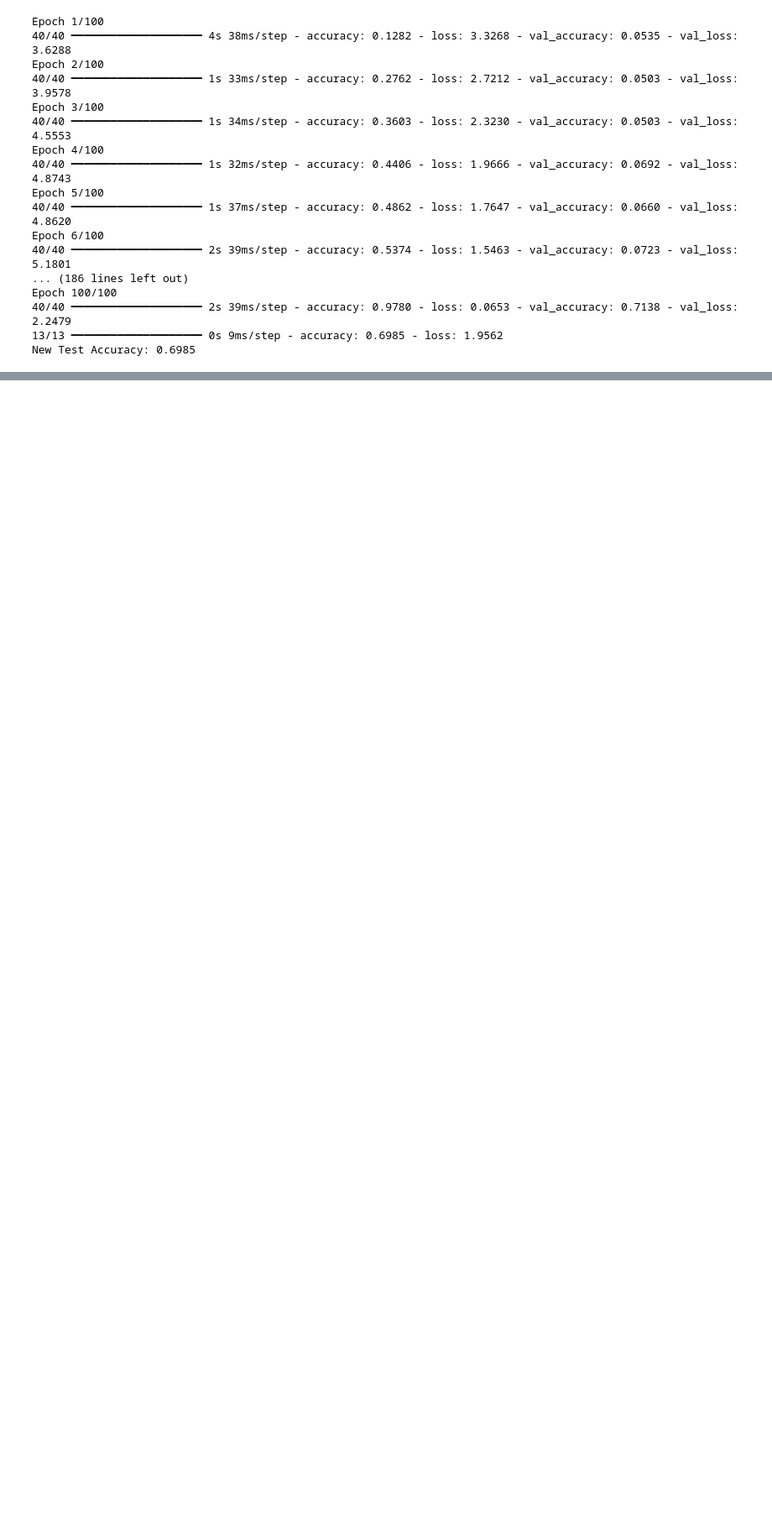
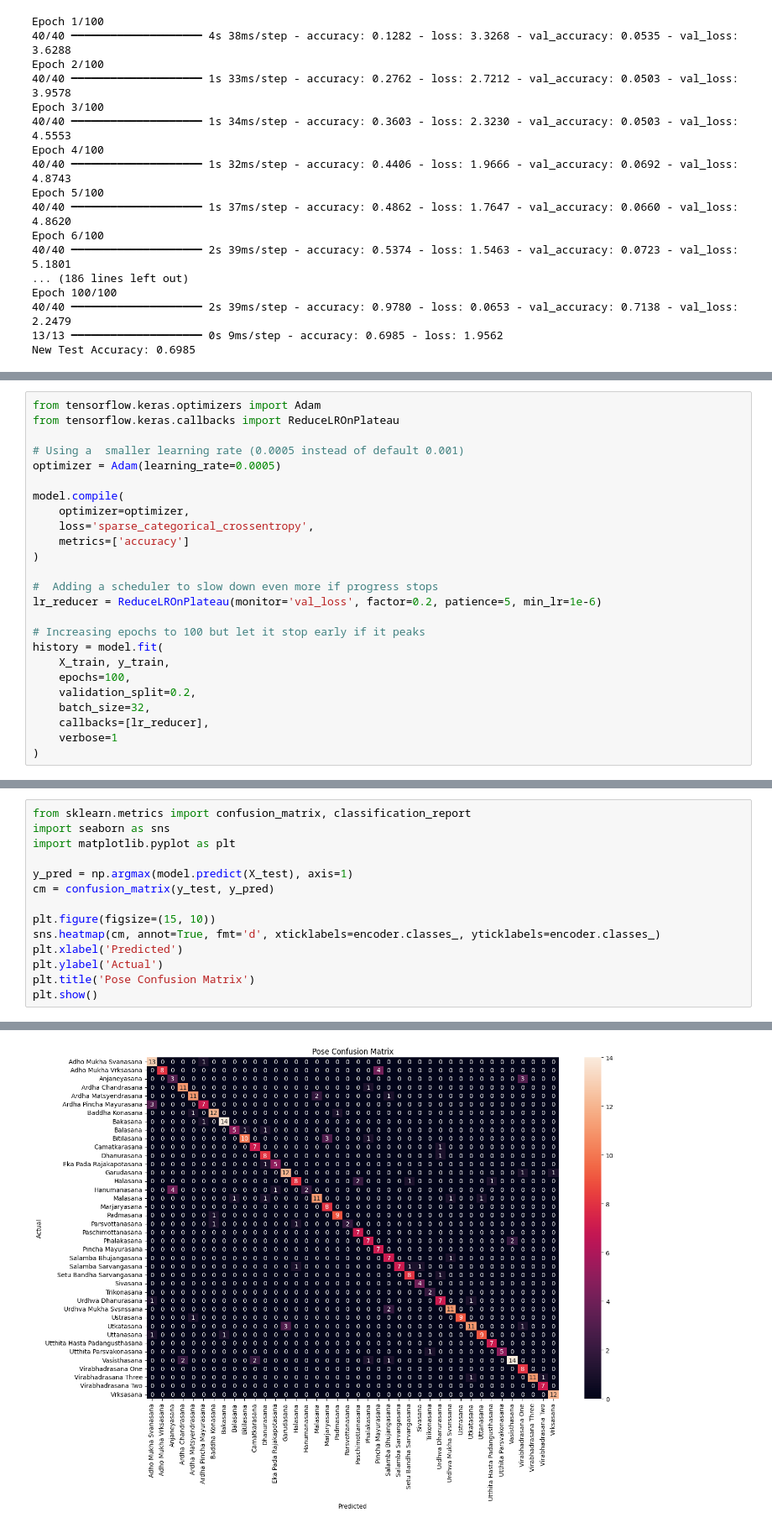
Before and after one commit to svarshh/yoga_pose_corrector, a Jupyter notebook: 03_Yoga_Classification_Model.ipynb, the cells around one changed output, grey strips where cells are left out. Shown at 84% size. Saved outputs shown, nothing was run; the diff lists cells and outputs as text; blank space fills up the shorter version.

```diff
--- a/03_Yoga_Classification_Model.ipynb
+++ b/03_Yoga_Classification_Model.ipynb
@@ -131,0 +238,25 @@ else:
+# %%
+from tensorflow.keras.optimizers import Adam
+from tensorflow.keras.callbacks import ReduceLROnPlateau
+
+# Using a  smaller learning rate (0.0005 instead of default 0.001)
+optimizer = Adam(learning_rate=0.0005)
+
+model.compile(
+    optimizer=optimizer,
+    loss='sparse_categorical_crossentropy',
+    metrics=['accuracy']
+)
+
+#  Adding a scheduler to slow down even more if progress stops
+lr_reducer = ReduceLROnPlateau(monitor='val_loss', factor=0.2, patience=5, min_lr=1e-6)
+
+# Increasing epochs to 100 but let it stop early if it peaks
+history = model.fit(
+    X_train, y_train,
+    epochs=100,
+    validation_split=0.2,
+    batch_size=32,
+    callbacks=[lr_reducer],
+    verbose=1
+)
@@ -131,0 +281,15 @@ else:
+# %%
+from sklearn.metrics import confusion_matrix, classification_report
+import seaborn as sns
+import matplotlib.pyplot as plt
+
+y_pred = np.argmax(model.predict(X_test), axis=1)
+cm = confusion_matrix(y_test, y_pred)
+
+plt.figure(figsize=(15, 10))
+sns.heatmap(cm, annot=True, fmt='d', xticklabels=encoder.classes_, yticklabels=encoder.classes_)
+plt.xlabel('Predicted')
+plt.ylabel('Actual')
+plt.title('Pose Confusion Matrix')
+plt.show()
+# %% [output]
@@ -131,0 +297 @@ else:
+[figure, added]
```
Also changed, not shown: parts of 9 cells of this notebook, 2 other files.
